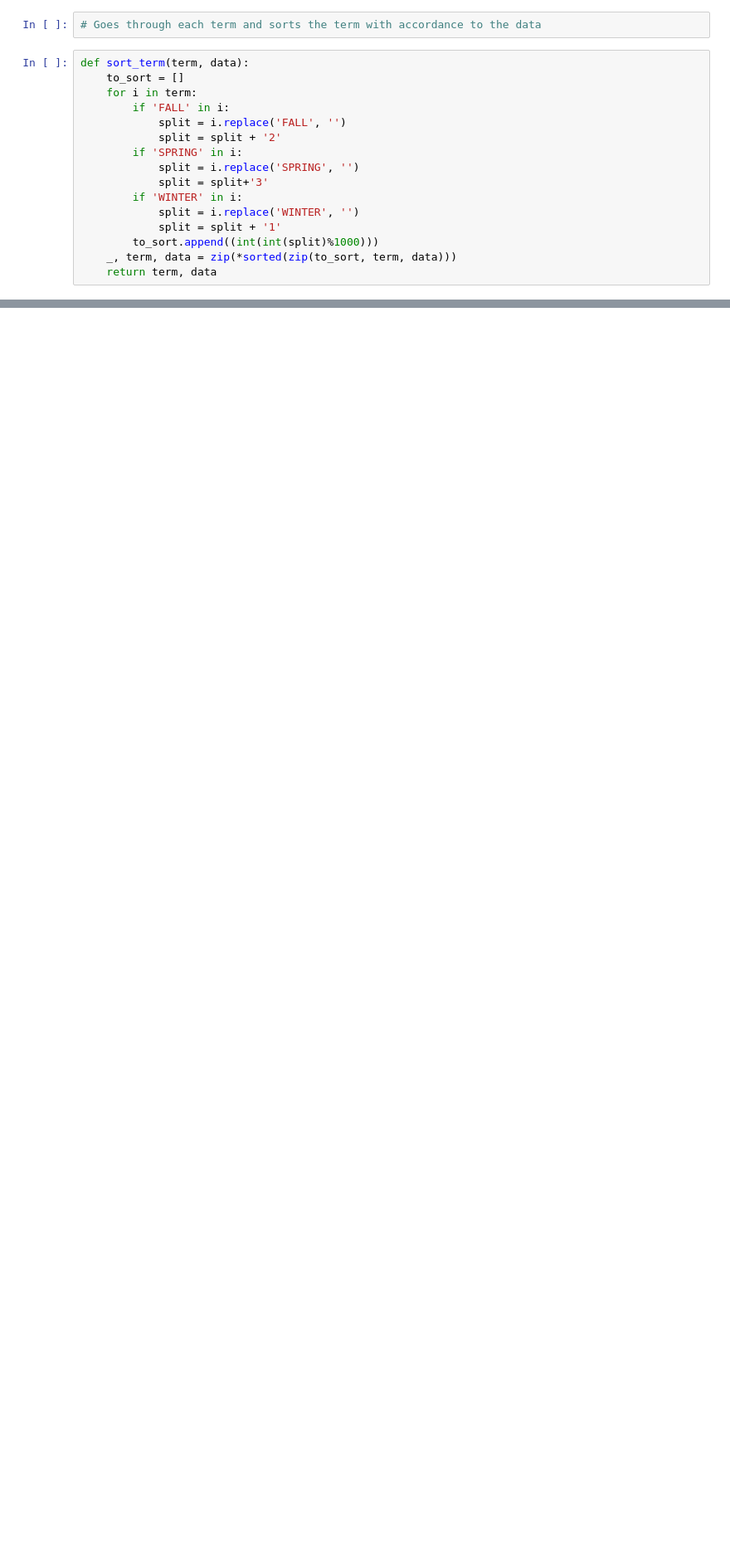
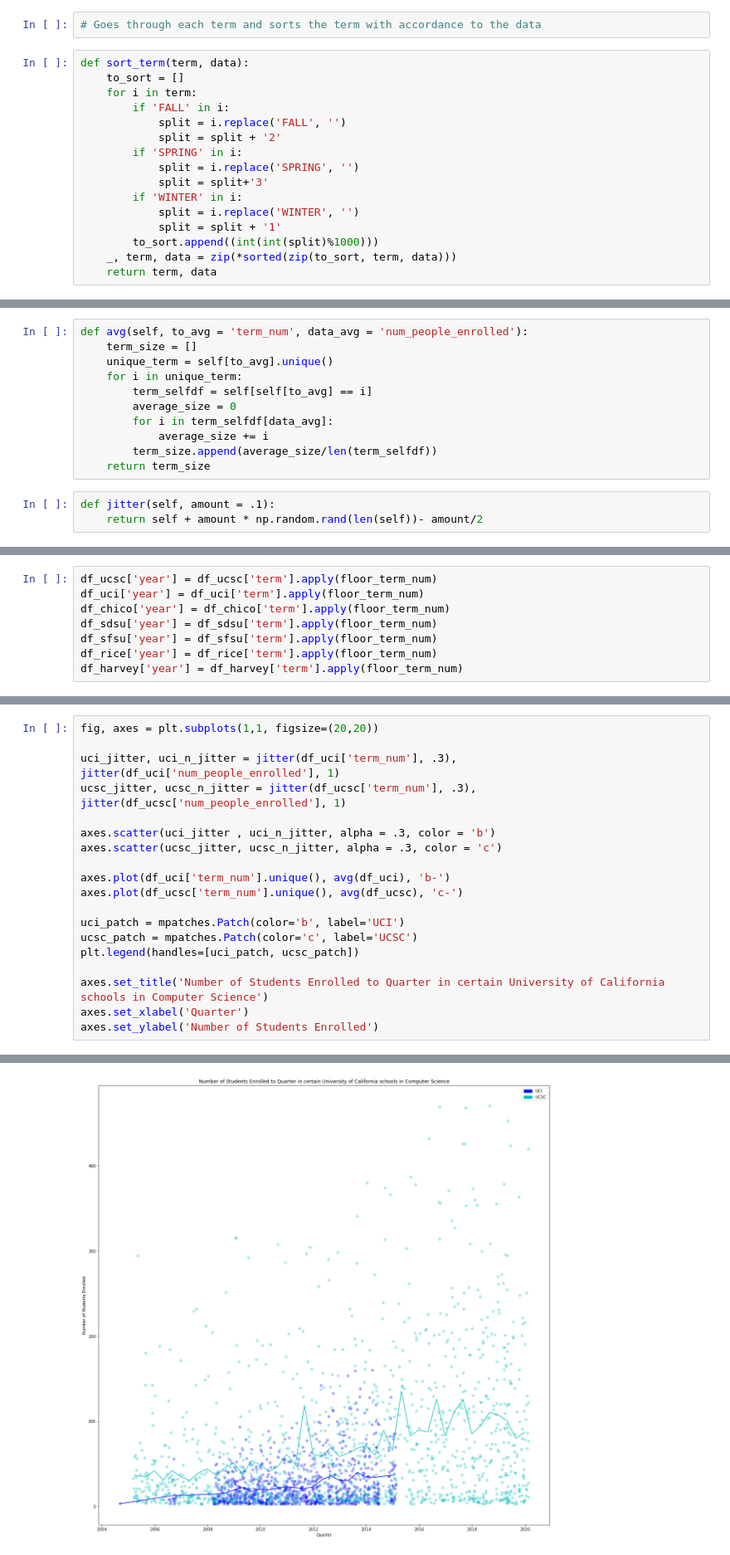
Before and after one commit to Tcbowen/CSE-184, a Jupyter notebook: Data_Terry.ipynb, the cells around one changed output, grey strips where cells are left out. Shown at 83% size. Saved outputs shown, nothing was run; the diff lists cells and outputs as text; blank space fills up the shorter version.

```diff
--- a/Data_Terry.ipynb
+++ b/Data_Terry.ipynb
@@ -211,3 +219,17 @@ def term_to_num(term):
+# %%
+def avg(self, to_avg = 'term_num', data_avg = 'num_people_enrolled'):
+    term_size = []
+    unique_term = self[to_avg].unique()
+    for i in unique_term:
+        term_selfdf = self[self[to_avg] == i]
+        average_size = 0
+        for i in term_selfdf[data_avg]:
+            average_size += i
+        term_size.append(average_size/len(term_selfdf))
+    return term_size
+# %%
+def jitter(self, amount = .1):
+    return self + amount * np.random.rand(len(self))- amount/2
 # %%
 df_uci['term_num'] = df_uci['term'].apply(term_to_num)
 df_ucsc['term_num'] = df_ucsc['term'].apply(term_to_num)
@@ -277,0 +250,8 @@ plt.plot(df_rice['term_num'], p(df_rice['term_num']), 'k-')
+# %%
+df_ucsc['year'] = df_ucsc['term'].apply(floor_term_num)
+df_uci['year'] = df_uci['term'].apply(floor_term_num)
+df_chico['year'] = df_chico['term'].apply(floor_term_num)
+df_sdsu['year'] = df_sdsu['term'].apply(floor_term_num)
+df_sfsu['year'] = df_sfsu['term'].apply(floor_term_num)
+df_rice['year'] = df_rice['term'].apply(floor_term_num)
+df_harvey['year'] = df_harvey['term'].apply(floor_term_num)
@@ -277,0 +311,20 @@ plt.plot(df_rice['term_num'], p(df_rice['term_num']), 'k-')
+# %%
+fig, axes = plt.subplots(1,1, figsize=(20,20))
+
+uci_jitter, uci_n_jitter = jitter(df_uci['term_num'], .3), jitter(df_uci['num_people_enrolled'], 1)
+ucsc_jitter, ucsc_n_jitter = jitter(df_ucsc['term_num'], .3), jitter(df_ucsc['num_people_enrolled'], 1)
+
+axes.scatter(uci_jitter , uci_n_jitter, alpha = .3, color = 'b')
+axes.scatter(ucsc_jitter, ucsc_n_jitter, alpha = .3, color = 'c')
+
+axes.plot(df_uci['term_num'].unique(), avg(df_uci), 'b-')
+axes.plot(df_ucsc['term_num'].unique(), avg(df_ucsc), 'c-')
+
+uci_patch = mpatches.Patch(color='b', label='UCI')
+ucsc_patch = mpatches.Patch(color='c', label='UCSC')
+plt.legend(handles=[uci_patch, ucsc_patch])
+
+axes.set_title('Number of Students Enrolled to Quarter in certain University of California schools in Computer Science')
+axes.set_xlabel('Quarter')
+axes.set_ylabel('Number of Students Enrolled')
+# %% [output]
@@ -277,0 +332 @@ plt.plot(df_rice['term_num'], p(df_rice['term_num']), 'k-')
+[figure, added]
```
Also changed, not shown: parts of 21 cells of this notebook.
